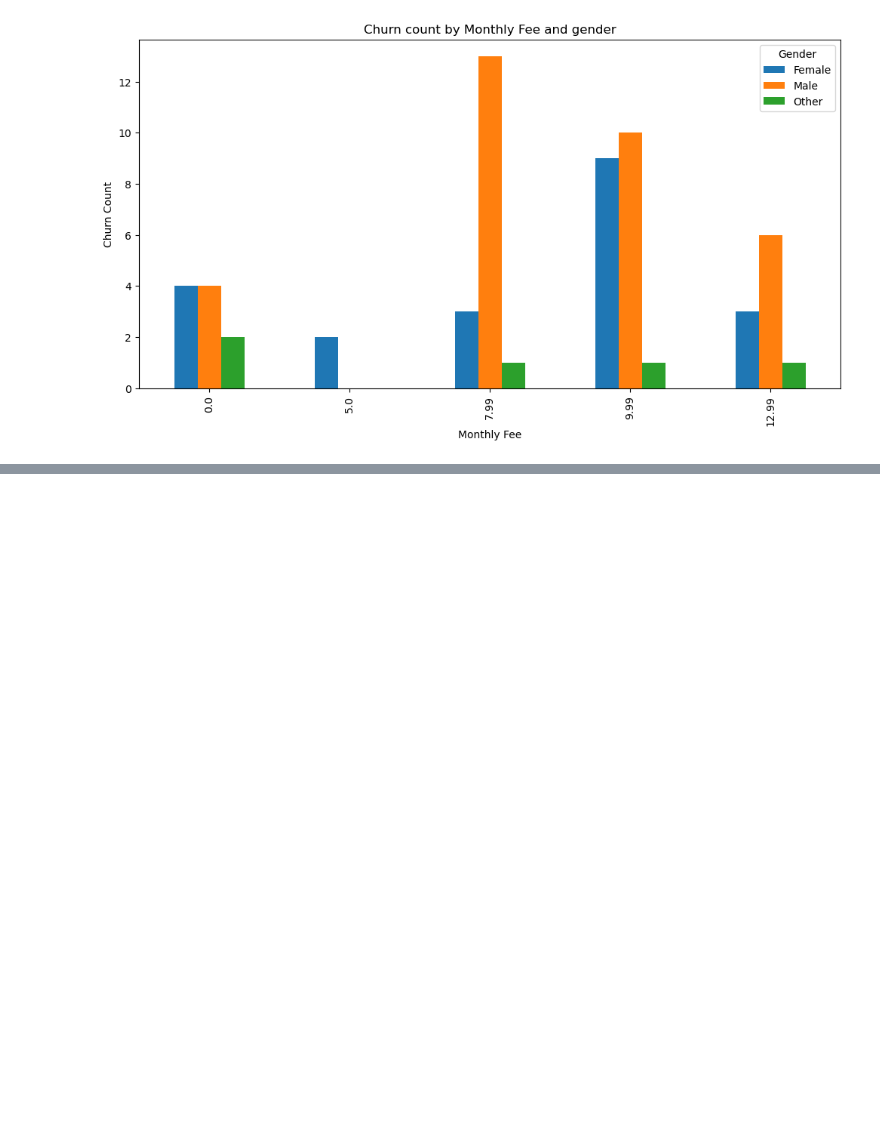
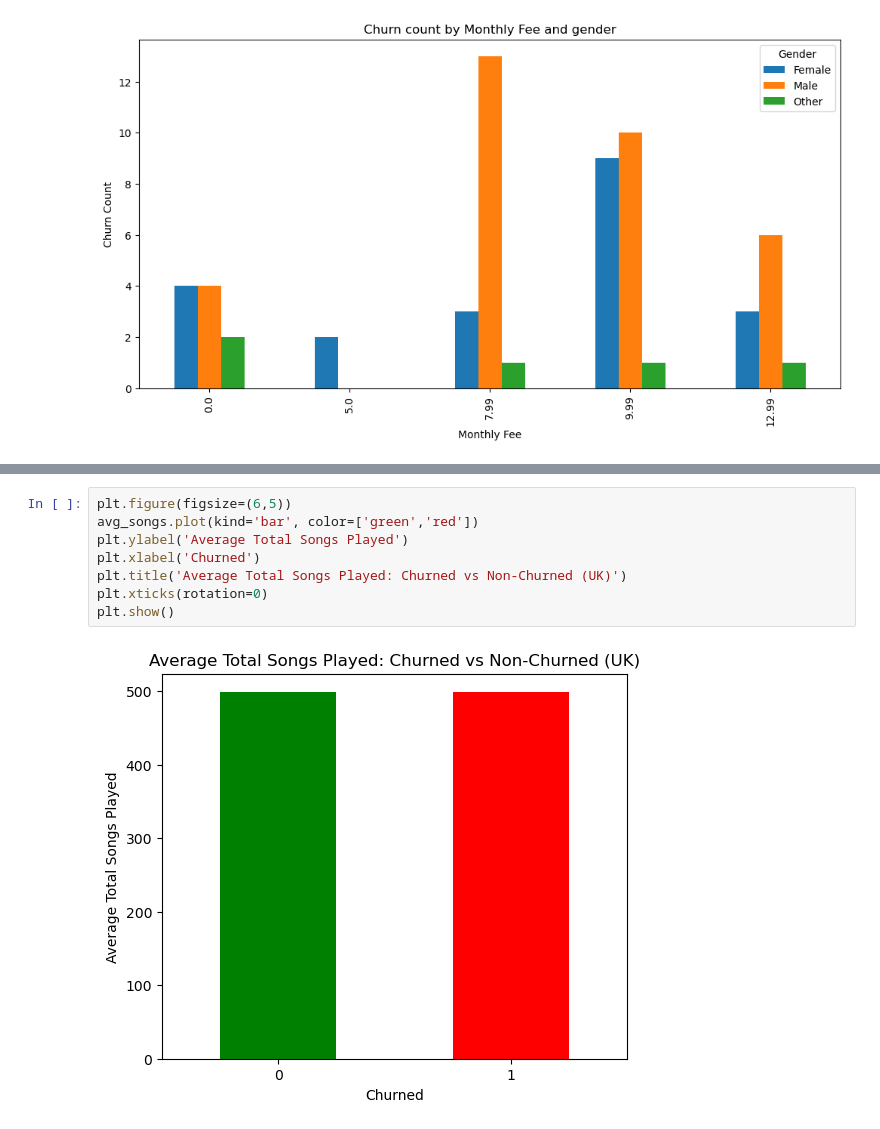
Before and after one commit to mirajgansi/IoA_Autum_sprint, a Jupyter notebook: notebook/analysis.ipynb, the cells around one changed output, grey strips where cells are left out. Drawn from its saved outputs; the diff is of its cells as text; blank space fills up the shorter version.

```diff
--- a/notebook/analysis.ipynb
+++ b/notebook/analysis.ipynb
@@ -467,0 +529,10 @@ plt.show()
+# %%
+plt.figure(figsize=(6,5))
+avg_songs.plot(kind='bar', color=['green','red'])
+plt.ylabel('Average Total Songs Played')
+plt.xlabel('Churned')
+plt.title('Average Total Songs Played: Churned vs Non-Churned (UK)')
+plt.xticks(rotation=0)
+plt.show()
+# %% [output]
+[figure, added]
```
Also changed, not shown: parts of 40 cells of this notebook.
